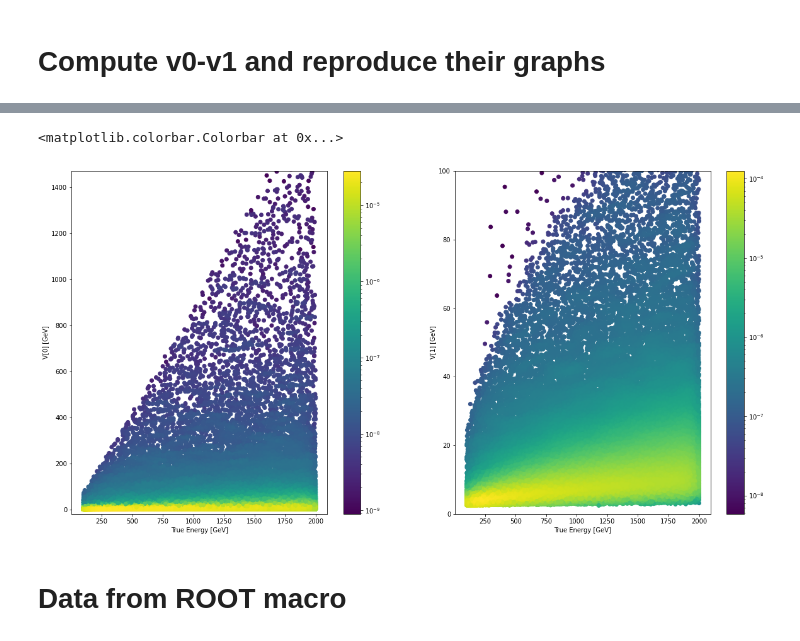
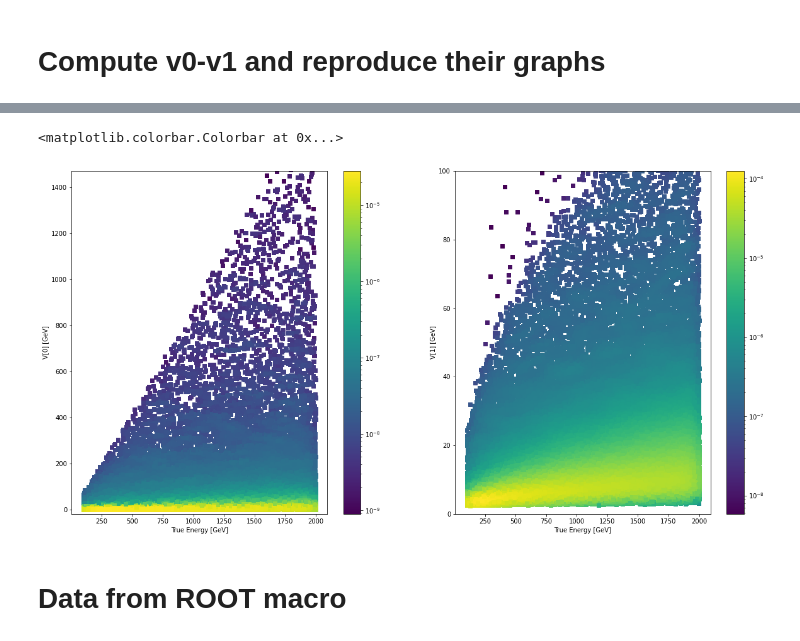
Before and after one commit to lucamasserano/muonEnergy-lfi, a Jupyter notebook: plotting/features.ipynb, the cells around one changed output, grey strips where cells are left out. Cells and saved outputs as stored; diff of their text form; code cells hidden in the pictures.

```diff
--- a/plotting/features.ipynb
+++ b/plotting/features.ipynb
@@ -44,21 +29,21 @@ Name: v1, Length: 396000, dtype: float64
 # %%
-with open(f"../data/v0_density.pickle", 'rb') as file:
+with open(f"../data/v0_density_old.pickle", 'rb') as file:
         z0 = pickle.load(file)
-with open(f"../data/v1_density.pickle", 'rb') as file:
+with open(f"../data/v1_density_old.pickle", 'rb') as file:
         z1 = pickle.load(file)
 # %%
 fig, ax = plt.subplots(nrows=1, ncols=2, figsize=(20,10))
 
-v0_plot = ax[0].scatter(x=v0_v1.true_energy, y=v0_v1.loc[:, 'v0'], c=z0, norm=matplotlib.colors.LogNorm())
+v0_plot = ax[0].scatter(x=v0_v1.true_energy, y=v0_v1.loc[:, 'v0'], c=z0, norm=matplotlib.colors.LogNorm(), marker='s')
 ax[0].set(xlabel='True Energy [GeV]', ylabel = f'V[0] [GeV]', ylim=(-20, 1470))
 fig.colorbar(v0_plot, ax=ax[0])
 
-v1_plot = ax[1].scatter(x=v0_v1.true_energy, y=v0_v1.loc[:, 'v1'], c=z1, norm=matplotlib.colors.LogNorm())
+v1_plot = ax[1].scatter(x=v0_v1.true_energy, y=v0_v1.loc[:, 'v1'], c=z1, norm=matplotlib.colors.LogNorm(), marker='s')
 ax[1].set(xlabel='True Energy [GeV]', ylabel = f'V[1] [GeV]', ylim=(0, 100))
 fig.colorbar(v1_plot, ax=ax[1])
 # %% [output]
 <matplotlib.colorbar.Colorbar at 0x...>
-[figure, old version]
+[figure, new version]
 # %% [markdown]
 # Data from ROOT macro
 # %% [markdown]
```
Also changed, not shown: parts of 47 cells of this notebook, 8 other files.
